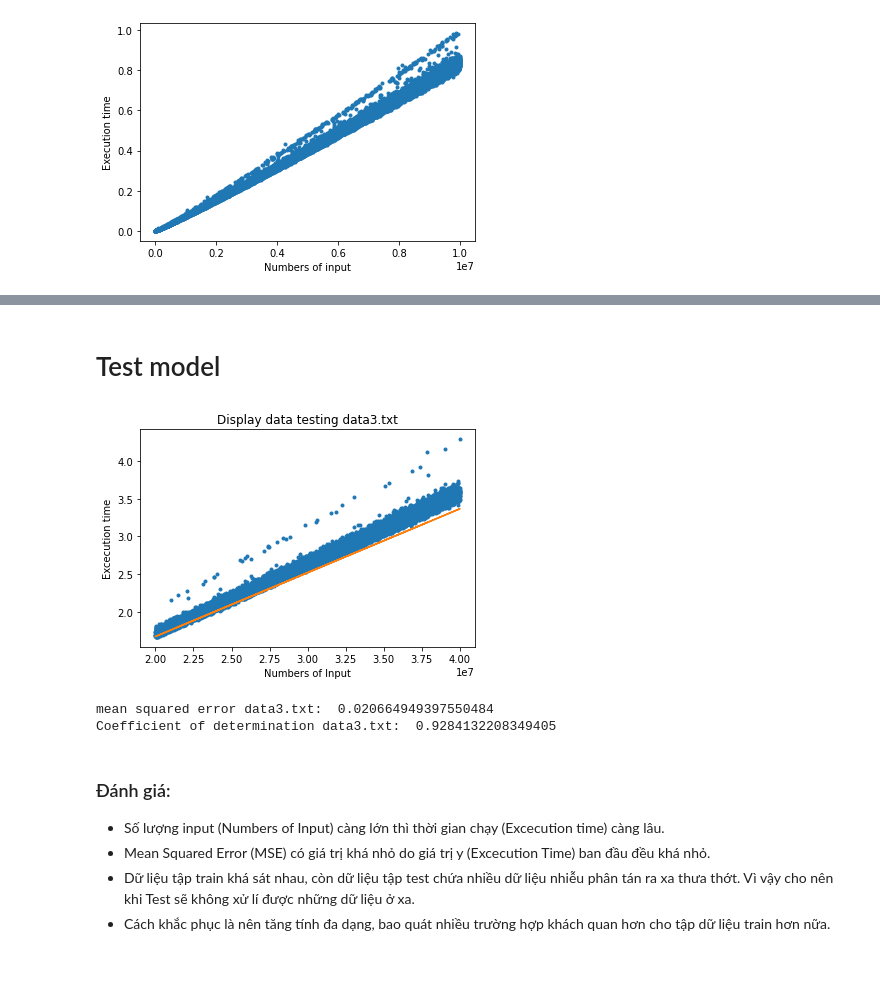
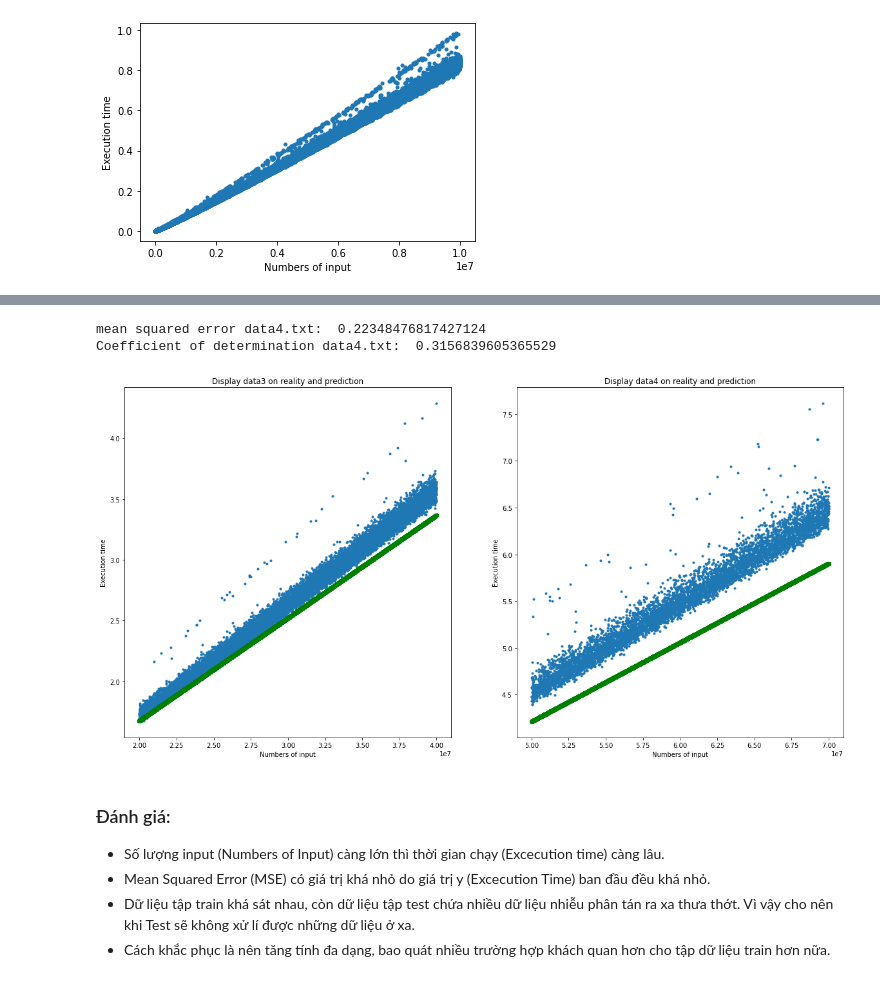
Before and after one commit to XuanTruong2408/CS114.M11, a Jupyter notebook: LinearRegression_20_11_2021.ipynb, the cells around one changed output, grey strips where cells are left out. Saved outputs shown, nothing was run; the diff lists cells and outputs as text; code cells hidden in the pictures.

Commit message:
linear

```diff
--- a/LinearRegression_20_11_2021.ipynb
+++ b/LinearRegression_20_11_2021.ipynb
@@ -8,7 +10,8 @@ colnames = ['Numbers of input', 'Execution time']
 
 data_to_train = pd.read_csv("http://cs.uit.edu.vn/data2.txt", names = colnames, header = None)
 
-data_to_test = pd.read_csv("http://cs.uit.edu.vn/data3.txt", names = colnames, header = None)
+data_test1 = pd.read_csv("http://cs.uit.edu.vn/data3.txt", names = colnames, header = None)
+data_test2 = pd.read_csv("http://cs.uit.edu.vn/data4.txt", names = colnames, header = None)
 
 data_to_train.head()
 # %% [output]
@@ -44,0 +44,10 @@ plt.show()
+# %%
+from sklearn.model_selection import train_test_split
+from sklearn.linear_model import LinearRegression
+from sklearn.metrics import mean_squared_error
+from sklearn.metrics import mean_absolute_error
+from sklearn.metrics import r2_score
+
+
+#tạo model
+lr = LinearRegression().fit(x_train, y_train)
@@ -55,11 +74 @@ plt.show()
-# %%
-from sklearn.model_selection import train_test_split
-from sklearn.linear_model import LinearRegression
-from sklearn.metrics import mean_squared_error
-from sklearn.metrics import mean_absolute_error
-from sklearn.metrics import r2_score
-
-
-#tạo model
-lr = LinearRegression().fit(x_train_data, y_train_data)
 # %%
@@ -83,24 +82,31 @@ plt.show()
-# %% [markdown]
-# Test model
-# %%
-# hiển thị kết quả của việc test
-
-plt.plot(x_test_data, y_test_data, ".")
-plt.plot(x_test_data, lr.predict(x_test_data))
-plt.title("Display data testing data3.txt")
-plt.xlabel('Numbers of Input')
-plt.ylabel('Excecution time')
-plt.show()
-# %% [output]
-[figure, removed]
-# %%
-#tính toán độ lỗi của model trên tập dữ liệu test
-print("mean squared error data3.txt: ",mean_squared_error(y_test_data, lr.predict(x_test_data)))
-# tính toán hệ số ước lượng coefficient of determination: 1 is perfect prediction
-print("Coefficient of determination data3.txt: ",r2_score(y_test_data, lr.predict(x_test_data)))
-# %% [output]
-mean squared error data3.txt:  0.020664949397550484
-Coefficient of determination data3.txt:  0.9284132208349405
+# %%
+print("mean squared error data4.txt: ",mean_squared_error(y_test2, lr.predict(x_test2)))
+print("Coefficient of determination data4.txt: ",r2_score(y_test2, lr.predict(x_test2)))
+# %% [output]
+mean squared error data4.txt:  0.22348476817427124
+Coefficient of determination data4.txt:  0.3156839605365529
+# %%
+# hiển thị kết quả của việc test file data3.txt data4.txt
+
+fig, (axs1, axs2) = plt.subplots(1,2, figsize = (20,10))
+axs1.plot(x_test1, y_test1, '.' )
+axs1.plot(x_test1, lr.predict(x_test1), 'go' )
+
+
+axs1.set_title("Display data3 on reality and prediction")
+axs1.set(xlabel='Numbers of input', ylabel='Execution time')
+
+
+axs2.plot(x_test2, y_test2, '.' )
+axs2.plot(x_test2, lr.predict(x_test2), 'go' )
+
+
+axs2.set_title("Display data4 on reality and prediction")
+axs2.set(xlabel='Numbers of input', ylabel='Execution time')
+
+plt.show()
+# %% [output]
+[figure, added]
 # %% [markdown]
 ### Đánh giá:
 - Số lượng input (Numbers of Input) càng lớn thì thời gian chạy (Excecution time) càng lâu.
```
Also changed, not shown: parts of 26 cells of this notebook, 3 other files.
